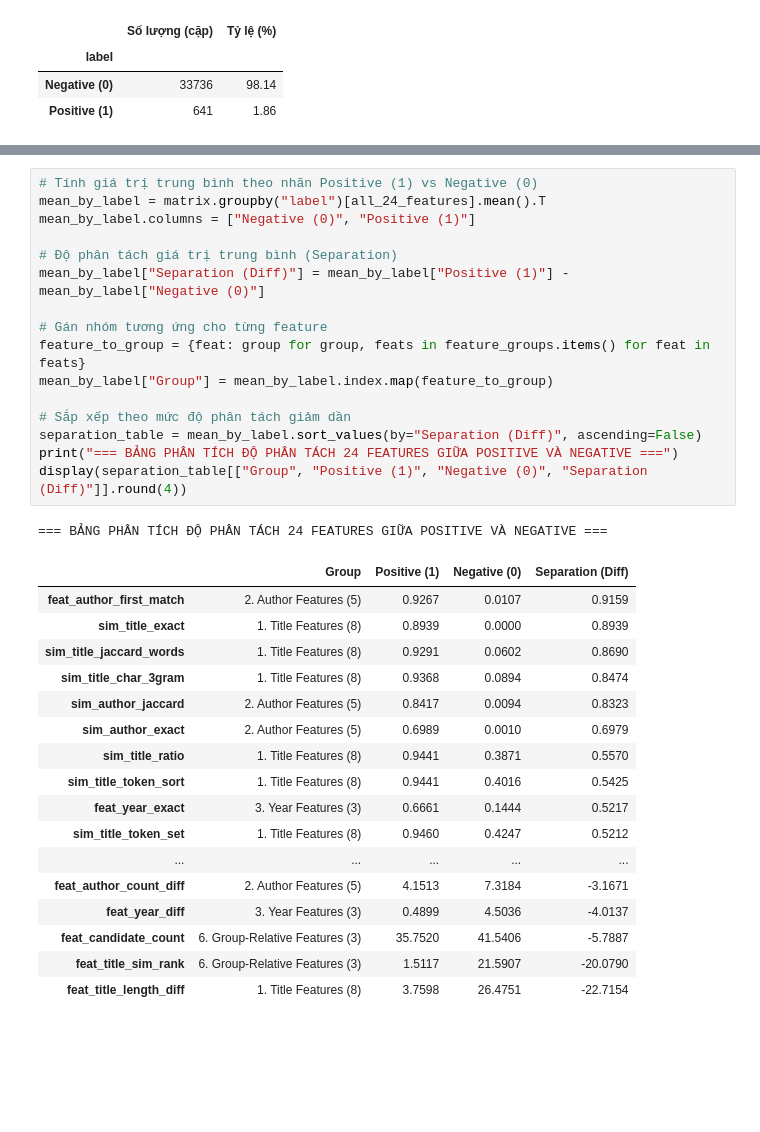
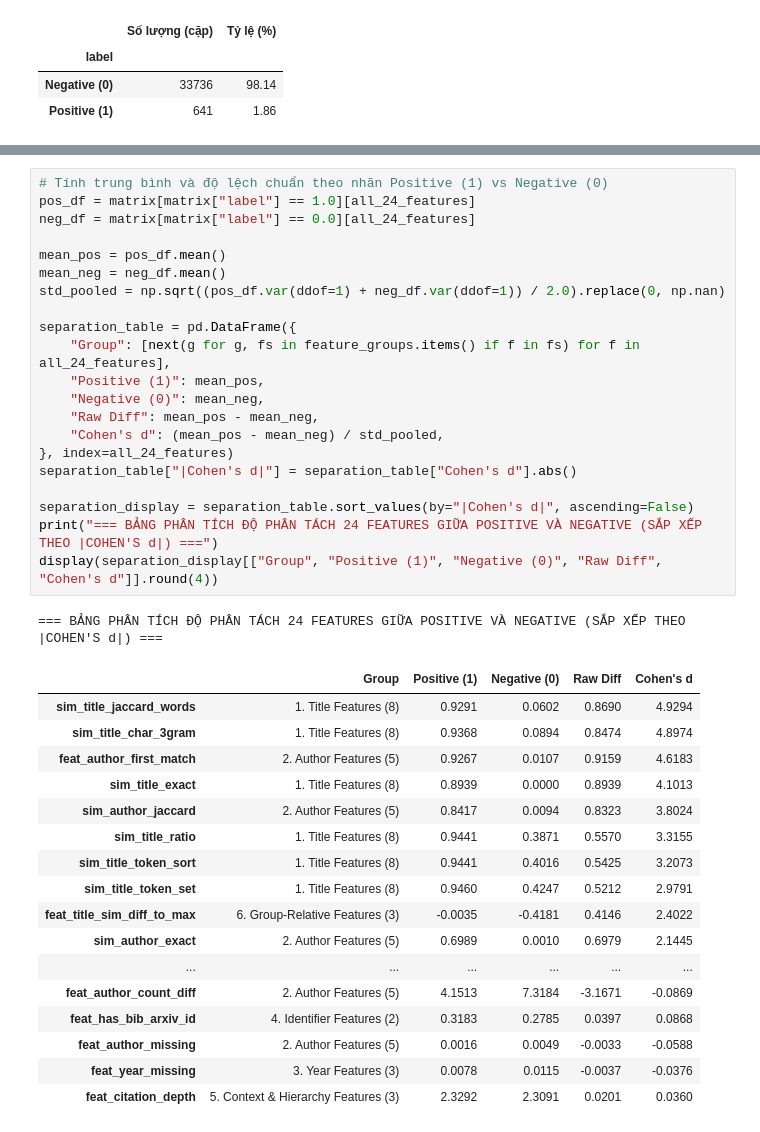
Before and after one commit to KhoaTapCode2006/NMKHDL_Nhom11, a Jupyter notebook: reports/Hoang_Milestone3_Feature_Engineering_and_Auto_Labeling.ipynb, the cells around one changed output, grey strips where cells are left out. Drawn from its saved outputs; the diff is of its cells as text; blank space fills up the shorter version.

```diff
--- a/reports/Hoang_Milestone3_Feature_Engineering_and_Auto_Labeling.ipynb
+++ b/reports/Hoang_Milestone3_Feature_Engineering_and_Auto_Labeling.ipynb
@@ -198,38 +221,43 @@ có sự cách biệt rõ ràng (độ chênh lệch giá trị trung bình $\De
-# %%
-# Tính giá trị trung bình theo nhãn Positive (1) vs Negative (0)
-mean_by_label = matrix.groupby("label")[all_24_features].mean().T
-mean_by_label.columns = ["Negative (0)", "Positive (1)"]
-
-# Độ phân tách giá trị trung bình (Separation)
-mean_by_label["Separation (Diff)"] = mean_by_label["Positive (1)"] - mean_by_label["Negative (0)"]
-
-# Gán nhóm tương ứng cho từng feature
-feature_to_group = {feat: group for group, feats in feature_groups.items() for feat in feats}
-mean_by_label["Group"] = mean_by_label.index.map(feature_to_group)
-
-# Sắp xếp theo mức độ phân tách giảm dần
-separation_table = mean_by_label.sort_values(by="Separation (Diff)", ascending=False)
-print("=== BẢNG PHÂN TÍCH ĐỘ PHÂN TÁCH 24 FEATURES GIỮA POSITIVE VÀ NEGATIVE ===")
-display(separation_table[["Group", "Positive (1)", "Negative (0)", "Separation (Diff)"]].round(4))
-# %% [output]
-=== BẢNG PHÂN TÍCH ĐỘ PHÂN TÁCH 24 FEATURES GIỮA POSITIVE VÀ NEGATIVE ===
-|  | Group | Positive (1) | Negative (0) | Separation (Diff) |
-| feat_author_first_match | 2. Author Features (5) | 0.9267 | 0.0107 | 0.9159 |
-| sim_title_exact | 1. Title Features (8) | 0.8939 | 0.0000 | 0.8939 |
-| sim_title_jaccard_words | 1. Title Features (8) | 0.9291 | 0.0602 | 0.8690 |
-| sim_title_char_3gram | 1. Title Features (8) | 0.9368 | 0.0894 | 0.8474 |
-| sim_author_jaccard | 2. Author Features (5) | 0.8417 | 0.0094 | 0.8323 |
-| sim_author_exact | 2. Author Features (5) | 0.6989 | 0.0010 | 0.6979 |
-| sim_title_ratio | 1. Title Features (8) | 0.9441 | 0.3871 | 0.5570 |
-| sim_title_token_sort | 1. Title Features (8) | 0.9441 | 0.4016 | 0.5425 |
-| feat_year_exact | 3. Year Features (3) | 0.6661 | 0.1444 | 0.5217 |
-| sim_title_token_set | 1. Title Features (8) | 0.9460 | 0.4247 | 0.5212 |
-| ... | ... | ... | ... | ... |
-| feat_author_count_diff | 2. Author Features (5) | 4.1513 | 7.3184 | -3.1671 |
-| feat_year_diff | 3. Year Features (3) | 0.4899 | 4.5036 | -4.0137 |
-| feat_candidate_count | 6. Group-Relative Features (3) | 35.7520 | 41.5406 | -5.7887 |
-| feat_title_sim_rank | 6. Group-Relative Features (3) | 1.5117 | 21.5907 | -20.0790 |
-| feat_title_length_diff | 1. Title Features (8) | 3.7598 | 26.4751 | -22.7154 |
+# %%
+# Tính trung bình và độ lệch chuẩn theo nhãn Positive (1) vs Negative (0)
+pos_df = matrix[matrix["label"] == 1.0][all_24_features]
+neg_df = matrix[matrix["label"] == 0.0][all_24_features]
+
+mean_pos = pos_df.mean()
+mean_neg = neg_df.mean()
+std_pooled = np.sqrt((pos_df.var(ddof=1) + neg_df.var(ddof=1)) / 2.0).replace(0, np.nan)
+
+separation_table = pd.DataFrame({
+    "Group": [next(g for g, fs in feature_groups.items() if f in fs) for f in all_24_features],
+    "Positive (1)": mean_pos,
+    "Negative (0)": mean_neg,
+    "Raw Diff": mean_pos - mean_neg,
+    "Cohen's d": (mean_pos - mean_neg) / std_pooled,
+}, index=all_24_features)
+separation_table["|Cohen's d|"] = separation_table["Cohen's d"].abs()
+
+separation_display = separation_table.sort_values(by="|Cohen's d|", ascending=False)
+print("=== BẢNG PHÂN TÍCH ĐỘ PHÂN TÁCH 24 FEATURES GIỮA POSITIVE VÀ NEGATIVE (SẮP XẾP THEO |COHEN'S d|) ===")
+display(separation_display[["Group", "Positive (1)", "Negative (0)", "Raw Diff", "Cohen's d"]].round(4))
+# %% [output]
+=== BẢNG PHÂN TÍCH ĐỘ PHÂN TÁCH 24 FEATURES GIỮA POSITIVE VÀ NEGATIVE (SẮP XẾP THEO |COHEN'S d|) ===
+|  | Group | Positive (1) | Negative (0) | Raw Diff | Cohen's d |
+| sim_title_jaccard_words | 1. Title Features (8) | 0.9291 | 0.0602 | 0.8690 | 4.9294 |
+| sim_title_char_3gram | 1. Title Features (8) | 0.9368 | 0.0894 | 0.8474 | 4.8974 |
+| feat_author_first_match | 2. Author Features (5) | 0.9267 | 0.0107 | 0.9159 | 4.6183 |
+| sim_title_exact | 1. Title Features (8) | 0.8939 | 0.0000 | 0.8939 | 4.1013 |
+| sim_author_jaccard | 2. Author Features (5) | 0.8417 | 0.0094 | 0.8323 | 3.8024 |
+| sim_title_ratio | 1. Title Features (8) | 0.9441 | 0.3871 | 0.5570 | 3.3155 |
+| sim_title_token_sort | 1. Title Features (8) | 0.9441 | 0.4016 | 0.5425 | 3.2073 |
+| sim_title_token_set | 1. Title Features (8) | 0.9460 | 0.4247 | 0.5212 | 2.9791 |
+| feat_title_sim_diff_to_max | 6. Group-Relative Features (3) | -0.0035 | -0.4181 | 0.4146 | 2.4022 |
+| sim_author_exact | 2. Author Features (5) | 0.6989 | 0.0010 | 0.6979 | 2.1445 |
+| ... | ... | ... | ... | ... | ... |
+| feat_author_count_diff | 2. Author Features (5) | 4.1513 | 7.3184 | -3.1671 | -0.0869 |
+| feat_has_bib_arxiv_id | 4. Identifier Features (2) | 0.3183 | 0.2785 | 0.0397 | 0.0868 |
+| feat_author_missing | 2. Author Features (5) | 0.0016 | 0.0049 | -0.0033 | -0.0588 |
+| feat_year_missing | 3. Year Features (3) | 0.0078 | 0.0115 | -0.0037 | -0.0376 |
+| feat_citation_depth | 5. Context & Hierarchy Features (3) | 2.3292 | 2.3091 | 0.0201 | 0.0360 |
 # %% [markdown]
 ## 5. Trực quan hóa Biểu đồ (Data Visualization)
 
```
Also changed, not shown: parts of 7 cells of this notebook.
